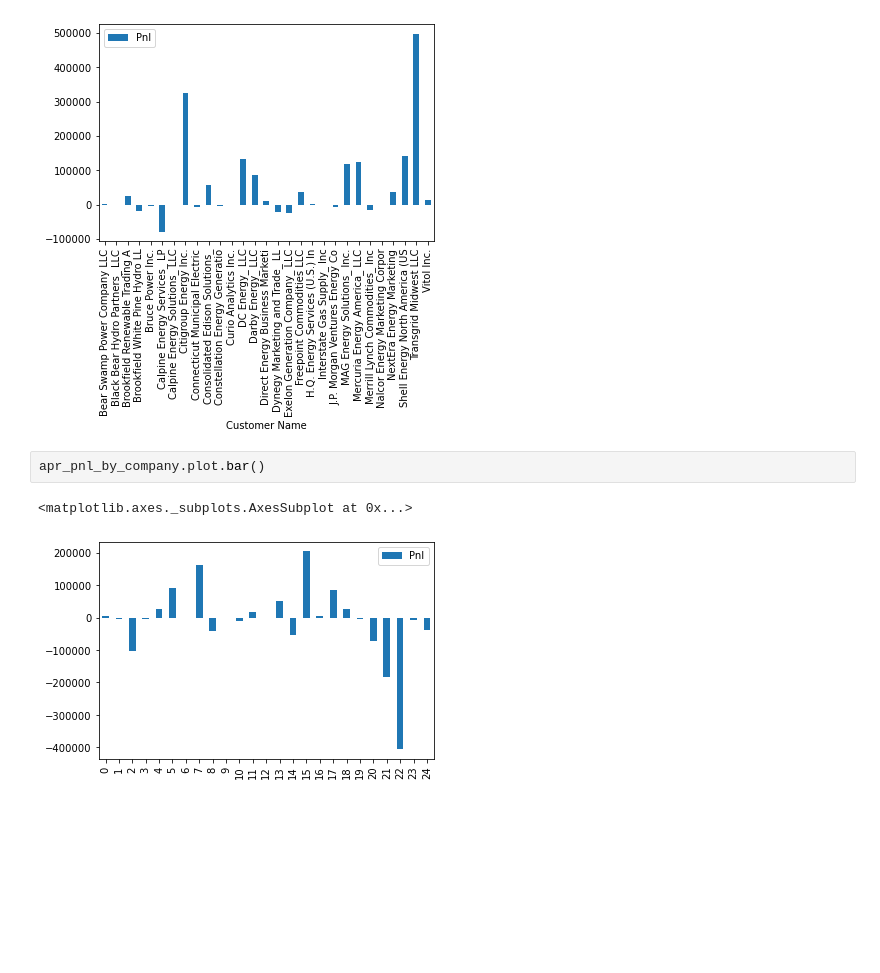
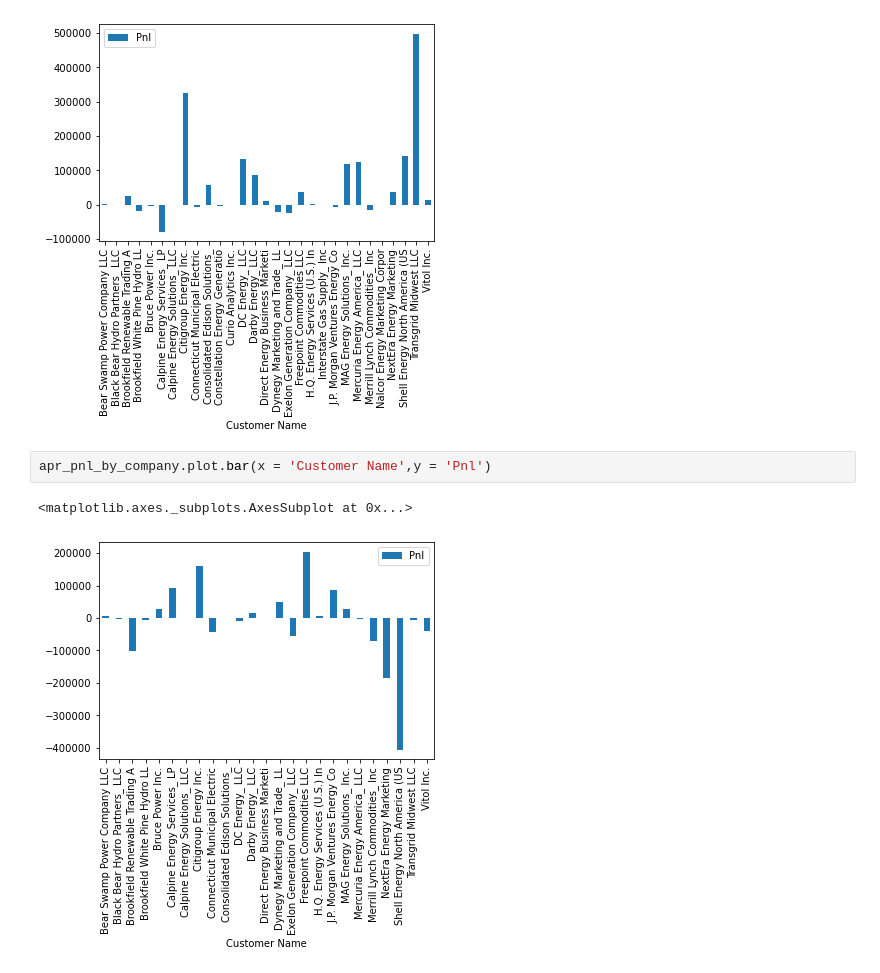
Before and after one commit to shaotongtc/isone_ftr_pnl, a Jupyter notebook: Sample Script.ipynb, the cells around one changed output. Saved outputs shown, nothing was run; the diff lists cells and outputs as text; blank space fills up the shorter version.

```diff
--- a/Sample Script.ipynb
+++ b/Sample Script.ipynb
@@ -83,7 +84,7 @@ mar_pnl_by_company.plot.bar(x = 'Customer Name',y = 'Pnl')
 <matplotlib.axes._subplots.AxesSubplot at 0x...>
 [figure]
 # %%
-apr_pnl_by_company.plot.bar()
+apr_pnl_by_company.plot.bar(x = 'Customer Name',y = 'Pnl')
 # %% [output]
 <matplotlib.axes._subplots.AxesSubplot at 0x...>
-[figure, old version]
+[figure, new version]
```
Also changed, not shown: parts of 10 cells of this notebook, 2 other files.
